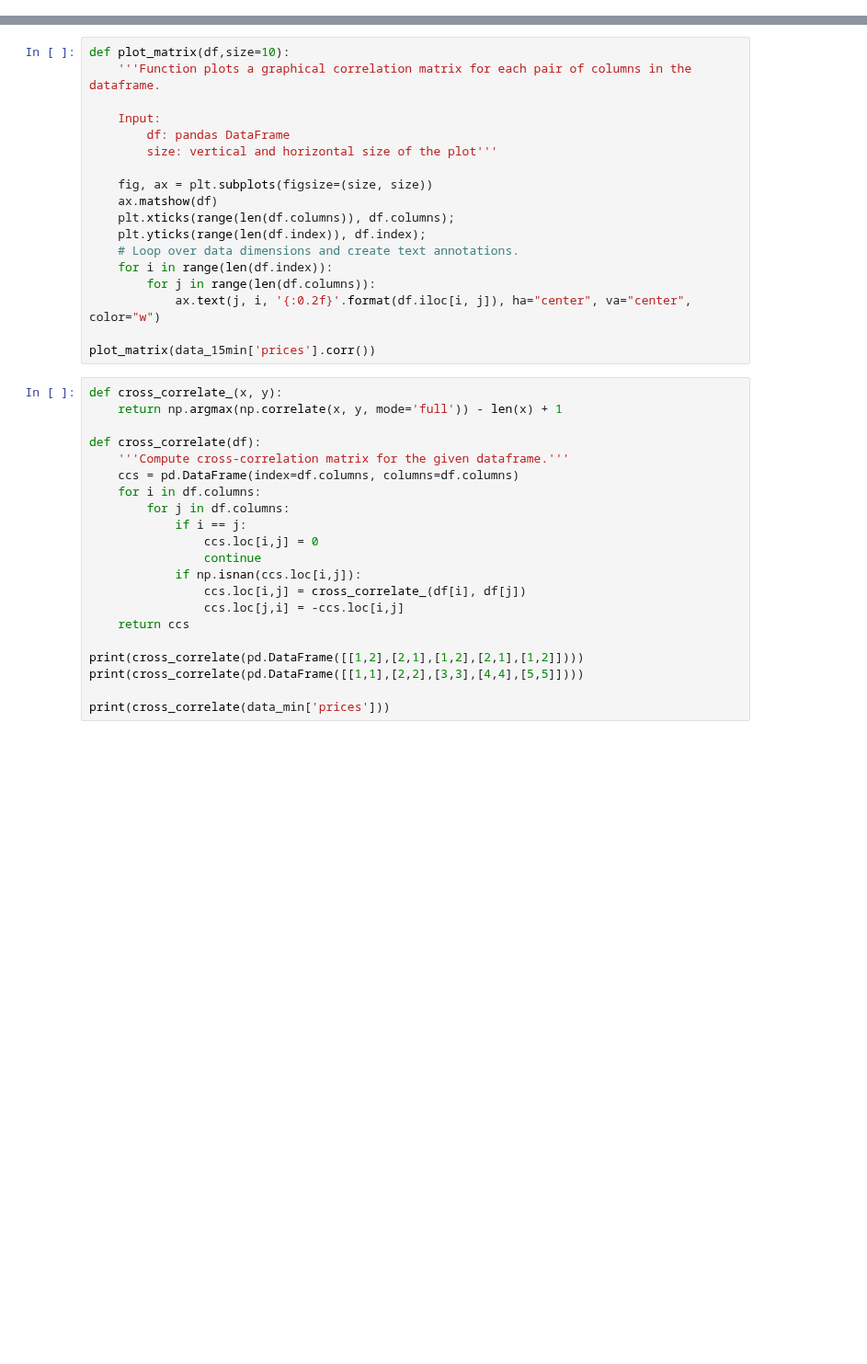
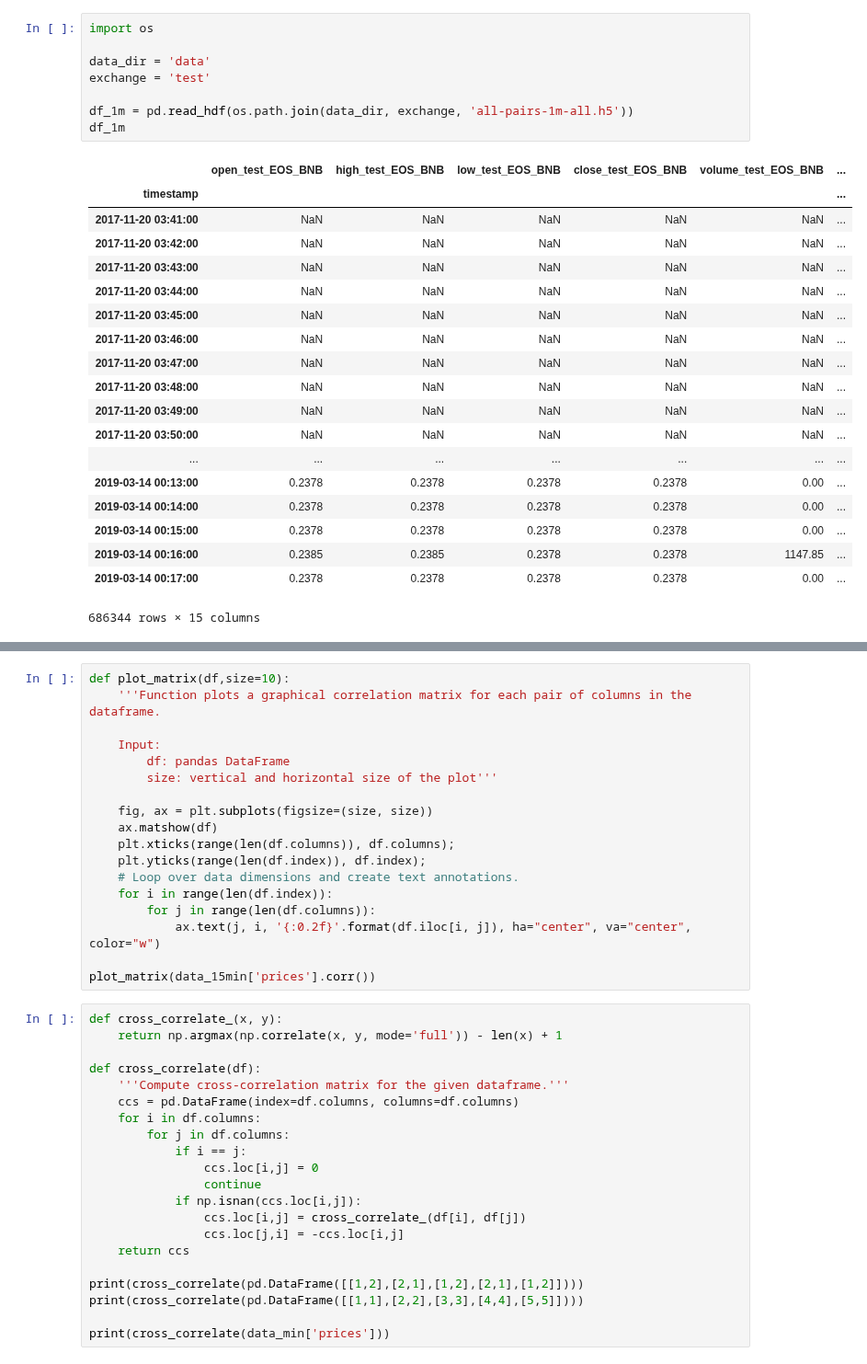
Before and after one commit to cambrian/quant, a Jupyter notebook: research/analysis.ipynb, the cells around one changed output, grey strips where cells are left out. Shown at 92% size. Cells and saved outputs as stored; diff of their text form; blank space fills up the shorter version.

```diff
--- a/research/analysis.ipynb
+++ b/research/analysis.ipynb
@@ -82,0 +56,28 @@ print(data['volumes'].head())
+# %%
+import os
+
+data_dir = 'data'
+exchange = 'test'
+
+df_1m = pd.read_hdf(os.path.join(data_dir, exchange, 'all-pairs-1m-all.h5'))
+df_1m
+# %% [output]
+|  | open_test_EOS_BNB | high_test_EOS_BNB | low_test_EOS_BNB | close_test_EOS_BNB | volume_test_EOS_BNB | ... |
+| timestamp |  |  |  |  |  | ... |
+| 2017-11-20 03:41:00 | NaN | NaN | NaN | NaN | NaN | ... |
+| 2017-11-20 03:42:00 | NaN | NaN | NaN | NaN | NaN | ... |
+| 2017-11-20 03:43:00 | NaN | NaN | NaN | NaN | NaN | ... |
+| 2017-11-20 03:44:00 | NaN | NaN | NaN | NaN | NaN | ... |
+| 2017-11-20 03:45:00 | NaN | NaN | NaN | NaN | NaN | ... |
+| 2017-11-20 03:46:00 | NaN | NaN | NaN | NaN | NaN | ... |
+| 2017-11-20 03:47:00 | NaN | NaN | NaN | NaN | NaN | ... |
+| 2017-11-20 03:48:00 | NaN | NaN | NaN | NaN | NaN | ... |
+| 2017-11-20 03:49:00 | NaN | NaN | NaN | NaN | NaN | ... |
+| 2017-11-20 03:50:00 | NaN | NaN | NaN | NaN | NaN | ... |
+| ... | ... | ... | ... | ... | ... | ... |
+| 2019-03-14 00:13:00 | 0.2378 | 0.2378 | 0.2378 | 0.2378 | 0.00 | ... |
+| 2019-03-14 00:14:00 | 0.2378 | 0.2378 | 0.2378 | 0.2378 | 0.00 | ... |
+| 2019-03-14 00:15:00 | 0.2378 | 0.2378 | 0.2378 | 0.2378 | 0.00 | ... |
+| 2019-03-14 00:16:00 | 0.2385 | 0.2385 | 0.2378 | 0.2378 | 1147.85 | ... |
+| 2019-03-14 00:17:00 | 0.2378 | 0.2378 | 0.2378 | 0.2378 | 0.00 | ... |
+686344 rows × 15 columns
```
Also changed, not shown: parts of 6 cells of this notebook.
